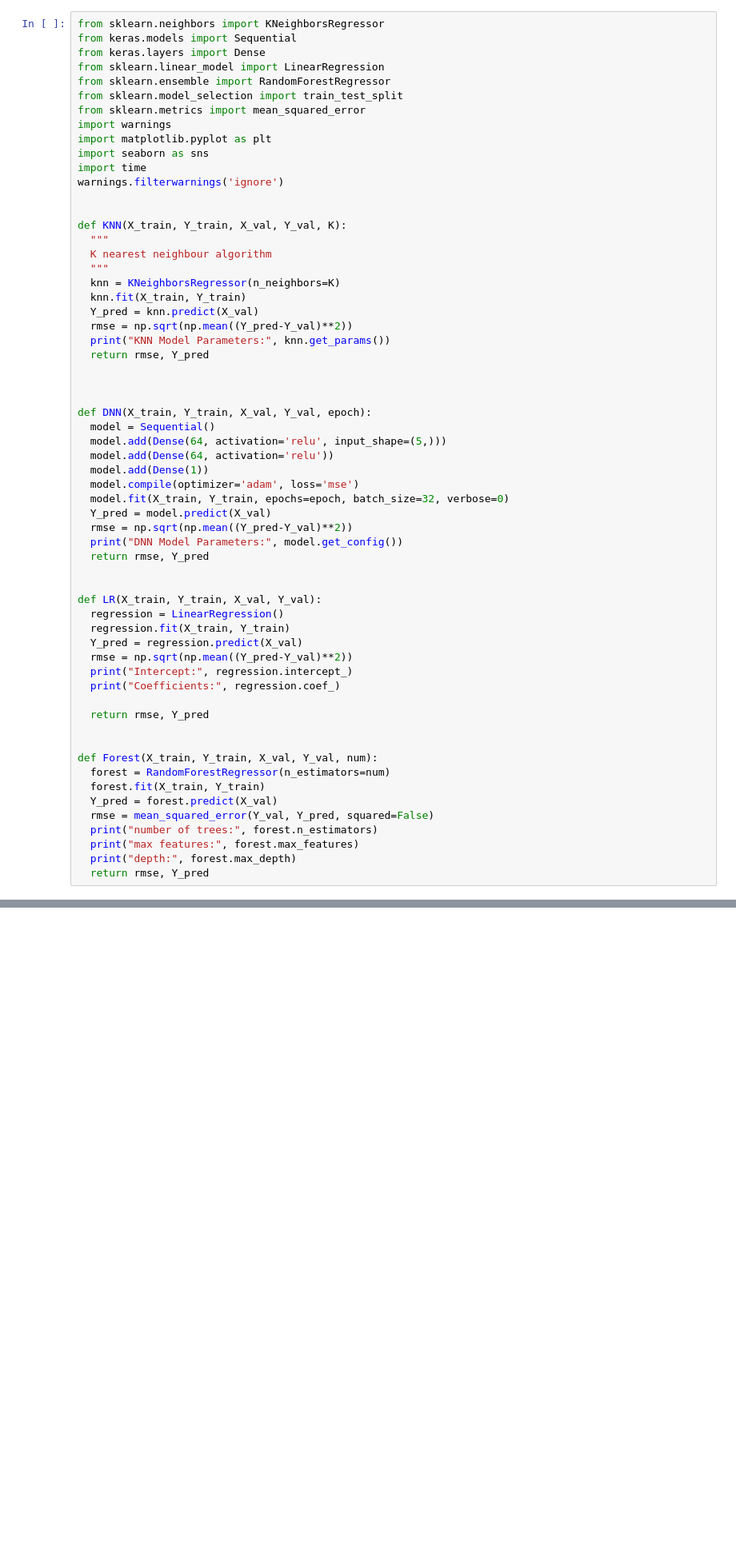
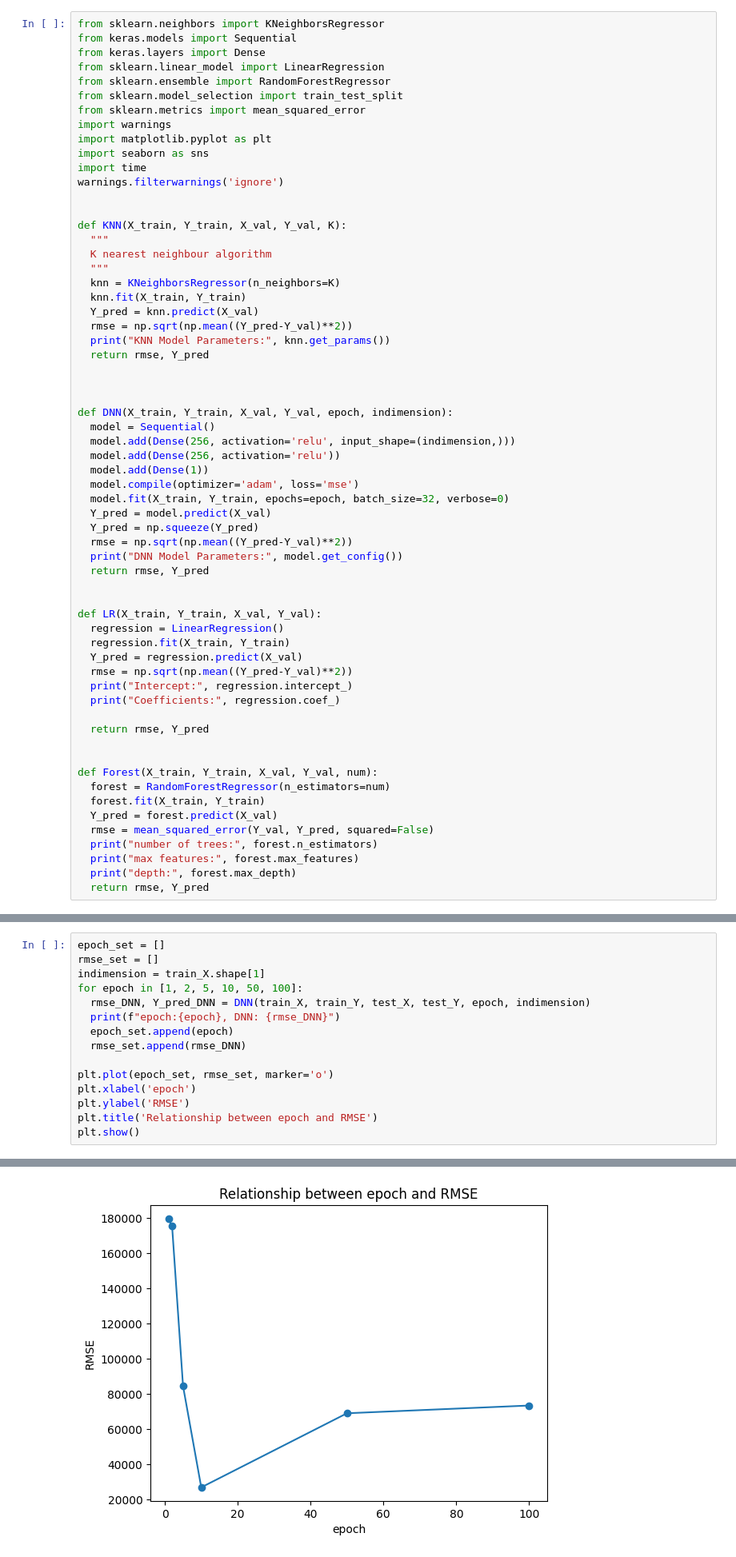
Before and after one commit to noelmrowiec/CS441, a Jupyter notebook: final_project/final_project.ipynb, the cells around one changed output, grey strips where cells are left out. Shown at 80% size. Drawn from its saved outputs; the diff is of its cells as text; blank space fills up the shorter version.

```diff
--- a/final_project/final_project.ipynb
+++ b/final_project/final_project.ipynb
@@ -84,14 +84,15 @@ def KNN(X_train, Y_train, X_val, Y_val, K):
 
 
 
-def DNN(X_train, Y_train, X_val, Y_val, epoch):
+def DNN(X_train, Y_train, X_val, Y_val, epoch, indimension):
   model = Sequential()
-  model.add(Dense(64, activation='relu', input_shape=(5,)))
-  model.add(Dense(64, activation='relu'))
+  model.add(Dense(256, activation='relu', input_shape=(indimension,)))
+  model.add(Dense(256, activation='relu'))
   model.add(Dense(1))
   model.compile(optimizer='adam', loss='mse')
   model.fit(X_train, Y_train, epochs=epoch, batch_size=32, verbose=0)
   Y_pred = model.predict(X_val)
+  Y_pred = np.squeeze(Y_pred)
   rmse = np.sqrt(np.mean((Y_pred-Y_val)**2))
   print("DNN Model Parameters:", model.get_config())
   return rmse, Y_pred
@@ -171,0 +184,16 @@ K=128, KNN: 50038.65996064854
+# %%
+epoch_set = []
+rmse_set = []
+indimension = train_X.shape[1]
+for epoch in [1, 2, 5, 10, 50, 100]:
+  rmse_DNN, Y_pred_DNN = DNN(train_X, train_Y, test_X, test_Y, epoch, indimension)
+  print(f"epoch:{epoch}, DNN: {rmse_DNN}")
+  epoch_set.append(epoch)
+  rmse_set.append(rmse_DNN)
+
+plt.plot(epoch_set, rmse_set, marker='o')
+plt.xlabel('epoch')
+plt.ylabel('RMSE')
+plt.title('Relationship between epoch and RMSE')
+plt.show()
+# %% [output]
@@ -171,0 +218 @@ K=128, KNN: 50038.65996064854
+[figure, added]
```
Also changed, not shown: parts of 6 cells of this notebook.
